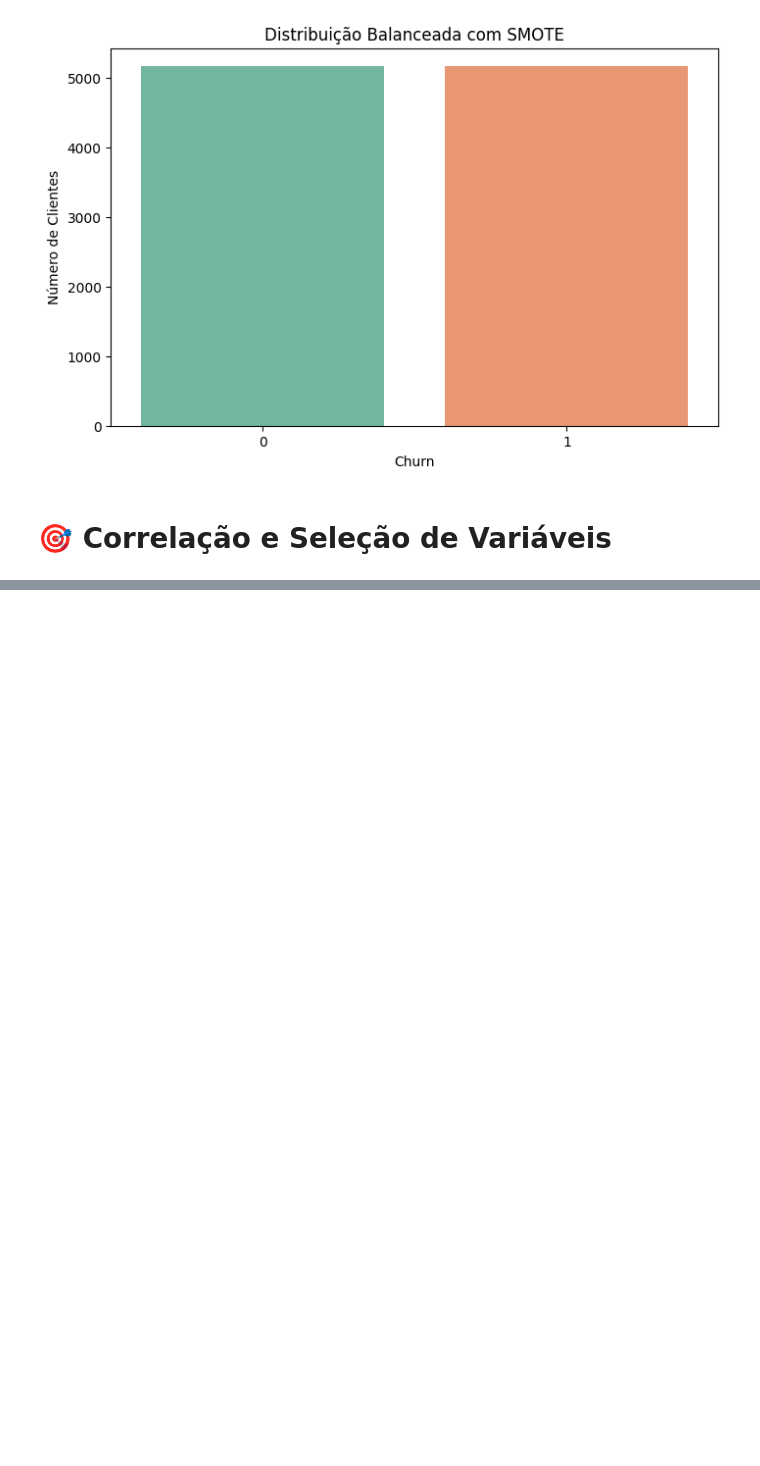
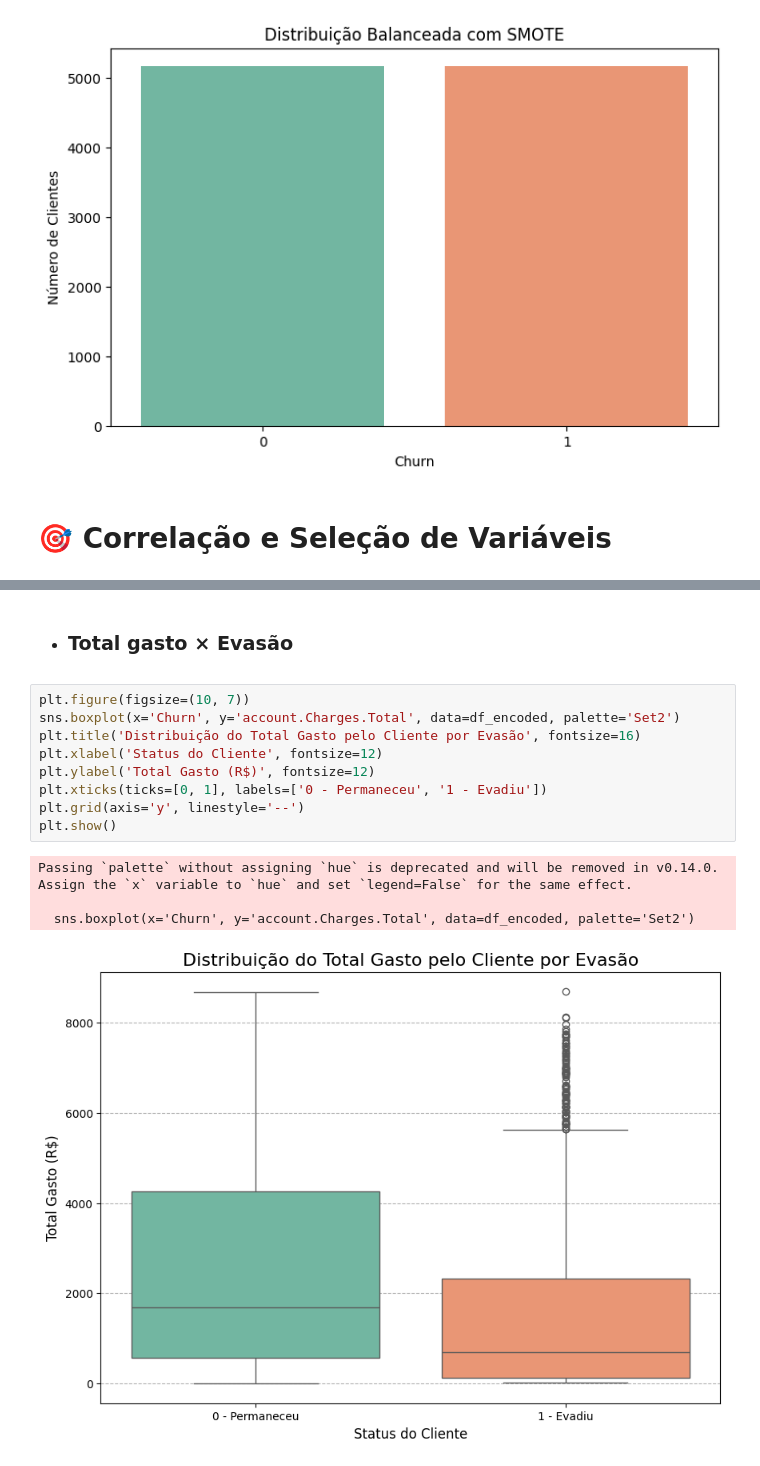
Before and after one commit to TheGabrielVieira/challenge3-data-science-part2, a Jupyter notebook: ML_TelecomX_BR.ipynb, the cells around one changed output, grey strips where cells are left out. Drawn from its saved outputs; the diff is of its cells as text; blank space fills up the shorter version.

```diff
--- a/ML_TelecomX_BR.ipynb
+++ b/ML_TelecomX_BR.ipynb
@@ -234,0 +299,16 @@ Passing `palette` without assigning `hue` is deprecated and will be removed in v
+# %% [markdown]
+- ### Total gasto × Evasão
+# %%
+plt.figure(figsize=(10, 7))
+sns.boxplot(x='Churn', y='account.Charges.Total', data=df_encoded, palette='Set2')
+plt.title('Distribuição do Total Gasto pelo Cliente por Evasão', fontsize=16)
+plt.xlabel('Status do Cliente', fontsize=12)
+plt.ylabel('Total Gasto (R$)', fontsize=12)
+plt.xticks(ticks=[0, 1], labels=['0 - Permaneceu', '1 - Evadiu'])
+plt.grid(axis='y', linestyle='--')
+plt.show()
+# %% [output]
+Passing `palette` without assigning `hue` is deprecated and will be removed in v0.14.0. Assign the `x` variable to `hue` and set `legend=False` for the same effect.
+
+  sns.boxplot(x='Churn', y='account.Charges.Total', data=df_encoded, palette='Set2')
+[figure, added]
```
Also changed, not shown: parts of 8 cells of this notebook.
